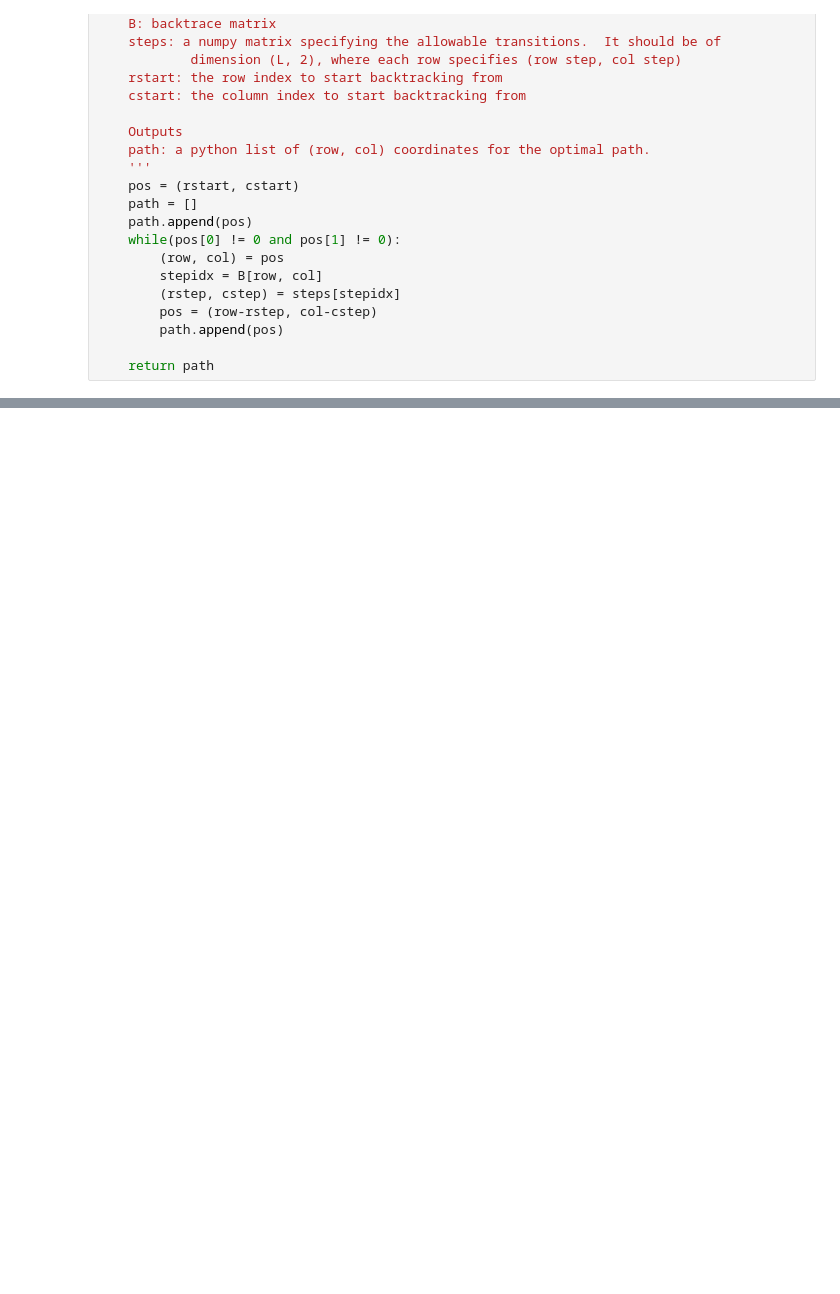
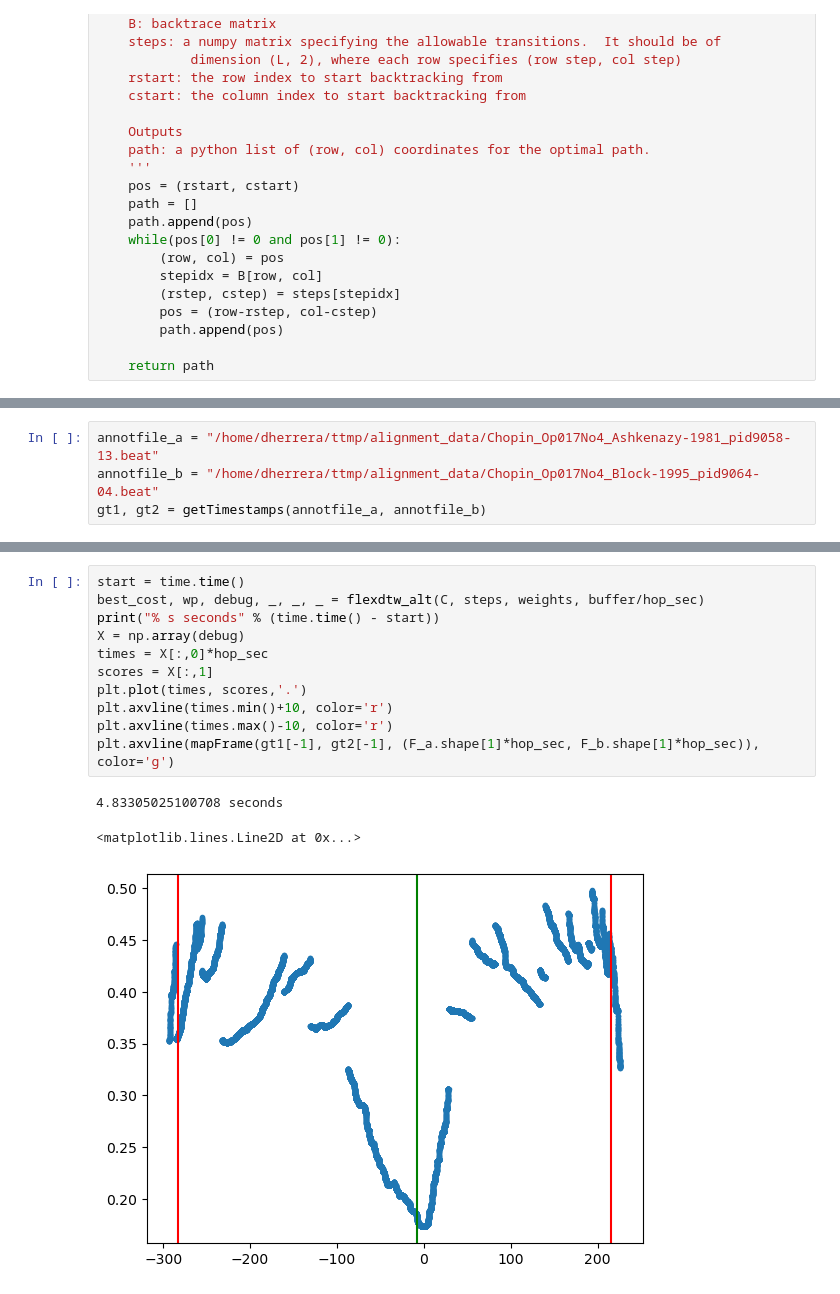
Before and after one commit to dherreravicioso/Online-DTW, a Jupyter notebook: online-dtw.ipynb, the cells around one changed output, grey strips where cells are left out. Cells and saved outputs as stored; diff of their text form; blank space fills up the shorter version.

```diff
--- a/online-dtw.ipynb
+++ b/online-dtw.ipynb
@@ -171,0 +308,4 @@ def backtrace_flexdtw(D, B, steps, rstart, cstart):
+# %%
+annotfile_a = "/home/dherrera/ttmp/alignment_data/Chopin_Op017No4_Ashkenazy-1981_pid9058-13.beat"
+annotfile_b = "/home/dherrera/ttmp/alignment_data/Chopin_Op017No4_Block-1995_pid9064-04.beat"
+gt1, gt2 = getTimestamps(annotfile_a, annotfile_b)
@@ -171,0 +336,15 @@ def backtrace_flexdtw(D, B, steps, rstart, cstart):
+# %%
+start = time.time()
+best_cost, wp, debug, _, _, _ = flexdtw_alt(C, steps, weights, buffer/hop_sec)
+print("% s seconds" % (time.time() - start))
+X = np.array(debug)
+times = X[:,0]*hop_sec
+scores = X[:,1]
+plt.plot(times, scores,'.')
+plt.axvline(times.min()+10, color='r')
+plt.axvline(times.max()-10, color='r')
+plt.axvline(mapFrame(gt1[-1], gt2[-1], (F_a.shape[1]*hop_sec, F_b.shape[1]*hop_sec)), color='g')
+# %% [output]
+4.83305025100708 seconds
+<matplotlib.lines.Line2D at 0x...>
+[figure, added]
```
Also changed, not shown: parts of 13 cells of this notebook.
